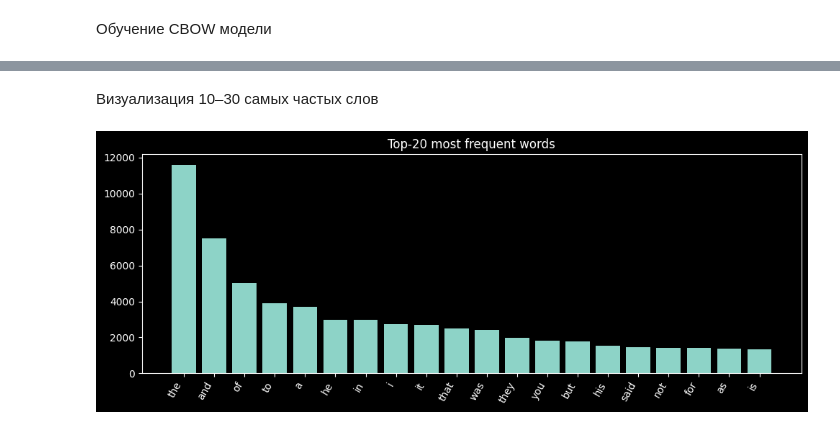
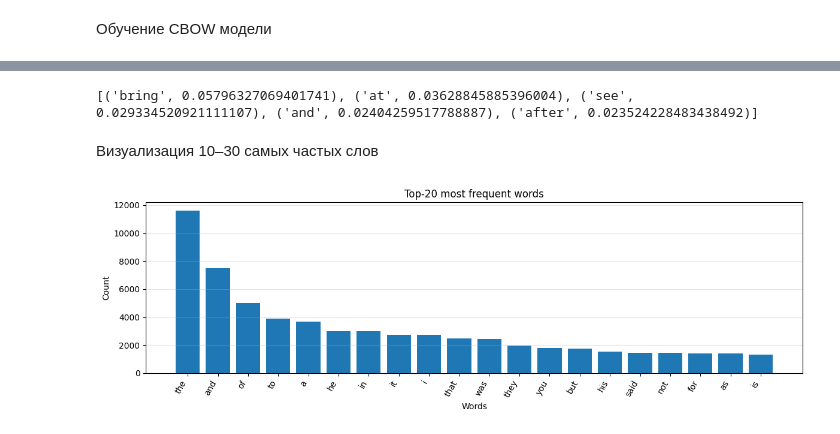
Before and after one commit to XXXXXX1X1/PAC, a Jupyter notebook: 4_semestr/5_Lab/main.ipynb, the cells around one changed output, grey strips where cells are left out. Cells and saved outputs as stored; diff of their text form; code cells hidden in the pictures.

```diff
--- a/4_semestr/5_Lab/main.ipynb
+++ b/4_semestr/5_Lab/main.ipynb
@@ -32,12 +48,17 @@ device: cuda
 # %% [markdown]
 Загрузка исходного теста
 # %%
-def read_all_txt(data_dir: str) -> str:
+from pathlib import Path
+
+def read_all_txt(data_dir: str):
     parts = []
     txt_files = sorted(Path(data_dir).rglob("*.txt"))
+
     for p in txt_files:
         parts.append(p.read_text(encoding="utf-8", errors="ignore"))
+
     return "\n".join(parts), txt_files
+
 
 text, txt_files = read_all_txt(DATA_DIR)
 
@@ -59,14 +80,12 @@ def split_sentences(text: str) -> list[str]:
     text = re.sub(r"[ \t]+", " ", text)
     text = re.sub(r"\n{3,}", "\n\n", text)
 
-    # если есть нормальная пунктуация — режем по ней
     if any(ch in text for ch in ".!?"):
         parts = re.split(r"[.!?]+", text)
         parts = [p.strip() for p in parts if p.strip()]
-        if len(parts) >= 100:
+        if parts:
             return parts
 
-    # иначе режем по строкам
     lines = []
     for line in text.split("\n"):
         s = line.strip()
@@ -79,7 +98,7 @@ def tokenize(s: str) -> list[str]:
 
 sentences = split_sentences(text)
 tokenized = [tokenize(s) for s in sentences]
-tokenized = [s for s in tokenized if len(s) >= 3]   # выкидываем слишком короткие
+tokenized = [s for s in tokenized if len(s) >= 2]
 
 total_tokens = sum(len(s) for s in tokenized)
 freqs = Counter(t for s in tokenized for t in s)
@@ -88,7 +107,12 @@ print("sentences:", len(sentences))
 print("tokenized_sentences:", len(tokenized))
 print("total_tokens:", total_tokens)
 print("raw_vocab_size:", len(freqs))
-print("example:", tokenized[0][:25])
+
+if tokenized:
+    print("example:", tokenized[0][:25])
+else:
+    print("example: []")
+
 print("top10:", freqs.most_common(10))
 # %% [output]
 sentences: 14601
@@ -214,12 +253,12 @@ sg batches: 36
 V = len(vocab)
 
 id_counts = torch.zeros(V, dtype=torch.float32)
-for sent in tokenized_v:
-    for w in sent:
-        id_counts[word2id.get(w, 0)] += 1
+for sent in encoded_sentences:
+    for idx in sent:
+        id_counts[idx] += 1
 
 neg_weights = id_counts.pow(0.75)
-neg_weights[0] = 0.0  # <UNK> не берём как негатив (так чище)
+neg_weights[0] = 0.0
 neg_probs = neg_weights / neg_weights.sum()
 
 print("V:", V, "| total_tokens:", int(id_counts.sum().item()))
@@ -429,17 +599,40 @@ ZeroDivisionError: float division by zero
+# %%
+def predict_cbow(context_words, model, word2id, id2word, topk=5):
+    ids = [word2id.get(w.lower(), word2id["<UNK>"]) for w in context_words]
+    x = torch.tensor([ids], dtype=torch.long, device=device)
+
+    model.eval()
+    with torch.no_grad():
+        logits = model(x)
+        probs = torch.softmax(logits, dim=1)
+        vals, inds = torch.topk(probs, k=topk, dim=1)
+
+    result = []
+    for score, idx in zip(vals[0].cpu().numpy(), inds[0].cpu().numpy()):
+        result.append((id2word[int(idx)], float(score)))
+    return result
+
+print(predict_cbow(["one", "to", "them", "all"], cbow_model, word2id, id2word, topk=5))
+# %% [output]
+[('bring', 0.05796327069401741), ('at', 0.03628845885396004), ('see', 0.029334520921111107), ('and', 0.02404259517788887), ('after', 0.023524228483438492)]
 # %% [markdown]
 Визуализация 10–30 самых частых слов
 # %%
-TOPN = 20  # поставь 10..30
+TOPN = min(20, len(freqs))   # 10..30 по ТЗ
 top = freqs.most_common(TOPN)
 
 words = [w for w, _ in top]
 counts = [c for _, c in top]
 
-plt.figure(figsize=(10, 4))
+plt.figure(figsize=(12, 4))
 plt.bar(words, counts)
 plt.xticks(rotation=60, ha="right")
 plt.title(f"Top-{TOPN} most frequent words")
+plt.xlabel("Words")
+plt.ylabel("Count")
+plt.grid(axis="y", alpha=0.3)
 plt.tight_layout()
+plt.savefig("cbow_top_words.png")
 plt.show()
 # %% [output]
-[figure, old version]
+[figure, new version]
```
Also changed, not shown: parts of 17 cells of this notebook, 7 other files.
